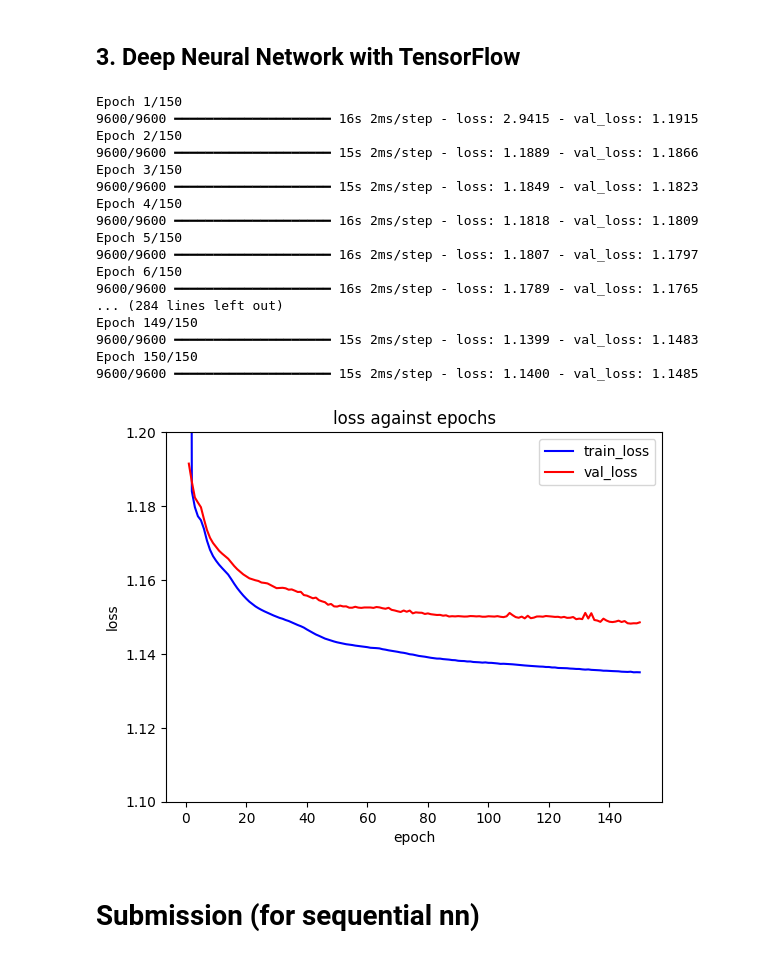
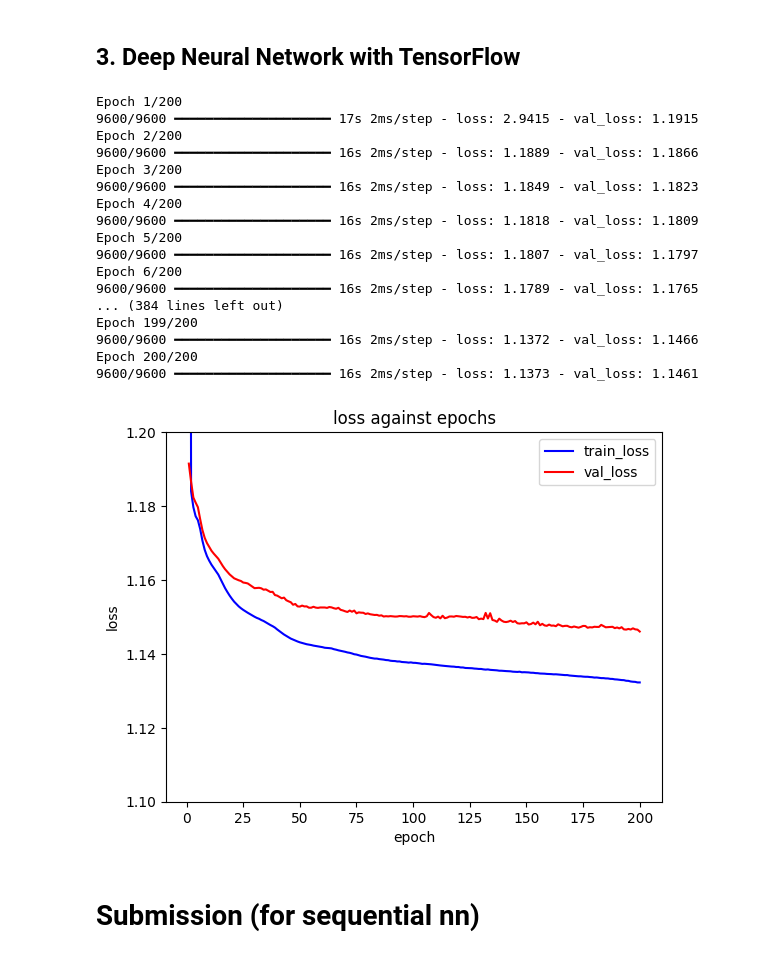
Before and after one commit to milkbottledude/Kaggle-Insurance_Machine_Learning, a Jupyter notebook: insurance-regression-machine-learning.ipynb, the cells around one changed output. Cells and saved outputs as stored; diff of their text form; code cells hidden in the pictures.

Commit message:
Version 31.1: 200 epochs, just testing

```diff
--- a/insurance-regression-machine-learning.ipynb
+++ b/insurance-regression-machine-learning.ipynb
@@ -228,49 +228,49 @@ scaler = MinMaxScaler()
 X_train = scaler.fit_transform(X_train)
 X_mocktest = scaler.fit_transform(X_mocktest)
 
 # training the model
 batchsize = 100
-epochnumber = 150
+epochnumber = 200
 history = seqmodel.fit(X_train, y_train, epochs=epochnumber, batch_size=batchsize, validation_data=(X_mocktest, y_mocktest))
 # seqmodel.evaluate(X_mocktest, y_mocktest, batch_size=batchsize)
 
 # plotting RMSLE against epoch number
 import matplotlib.pyplot as plt
 
 train_RMSLE = history.history['loss'] # accessing list of training losses
 val_RMSLE = history.history['val_loss'] # accessing list of validation losses
 # making list of epochs for x-axis of graph
 epochlist = []
 for e in range(1, epochnumber+1):
     epochlist.append(e)
 # plotting graph
 plt.plot(epochlist, train_RMSLE, color='blue', label='train_loss')
 plt.plot(epochlist, val_RMSLE, color='red', label='val_loss')
 plt.ylim(1.1, 1.2)
 plt.xlabel('epoch')
 plt.ylabel('loss')
 plt.title('loss against epochs')
 plt.legend()
 plt.show()
 # %% [output]
-Epoch 1/150
-9600/9600 ━━━━━━━━━━━━━━━━━━━━ 16s 2ms/step - loss: 2.9415 - val_loss: 1.1915
-Epoch 2/150
-9600/9600 ━━━━━━━━━━━━━━━━━━━━ 15s 2ms/step - loss: 1.1889 - val_loss: 1.1866
-Epoch 3/150
-9600/9600 ━━━━━━━━━━━━━━━━━━━━ 15s 2ms/step - loss: 1.1849 - val_loss: 1.1823
-Epoch 4/150
+Epoch 1/200
+9600/9600 ━━━━━━━━━━━━━━━━━━━━ 17s 2ms/step - loss: 2.9415 - val_loss: 1.1915
+Epoch 2/200
+9600/9600 ━━━━━━━━━━━━━━━━━━━━ 16s 2ms/step - loss: 1.1889 - val_loss: 1.1866
+Epoch 3/200
+9600/9600 ━━━━━━━━━━━━━━━━━━━━ 16s 2ms/step - loss: 1.1849 - val_loss: 1.1823
+Epoch 4/200
 9600/9600 ━━━━━━━━━━━━━━━━━━━━ 16s 2ms/step - loss: 1.1818 - val_loss: 1.1809
-Epoch 5/150
+Epoch 5/200
 9600/9600 ━━━━━━━━━━━━━━━━━━━━ 16s 2ms/step - loss: 1.1807 - val_loss: 1.1797
-Epoch 6/150
+Epoch 6/200
 9600/9600 ━━━━━━━━━━━━━━━━━━━━ 16s 2ms/step - loss: 1.1789 - val_loss: 1.1765
-... (284 lines left out)
-Epoch 149/150
-9600/9600 ━━━━━━━━━━━━━━━━━━━━ 15s 2ms/step - loss: 1.1399 - val_loss: 1.1483
-Epoch 150/150
-9600/9600 ━━━━━━━━━━━━━━━━━━━━ 15s 2ms/step - loss: 1.1400 - val_loss: 1.1485
+... (384 lines left out)
+Epoch 199/200
+9600/9600 ━━━━━━━━━━━━━━━━━━━━ 16s 2ms/step - loss: 1.1372 - val_loss: 1.1466
+Epoch 200/200
+9600/9600 ━━━━━━━━━━━━━━━━━━━━ 16s 2ms/step - loss: 1.1373 - val_loss: 1.1461
-[figure, old version]
+[figure, new version]
 # %% [markdown]
 # Submission (for sequential nn)
 # %%
```
Also changed, not shown: parts of 1 cell of this notebook.
